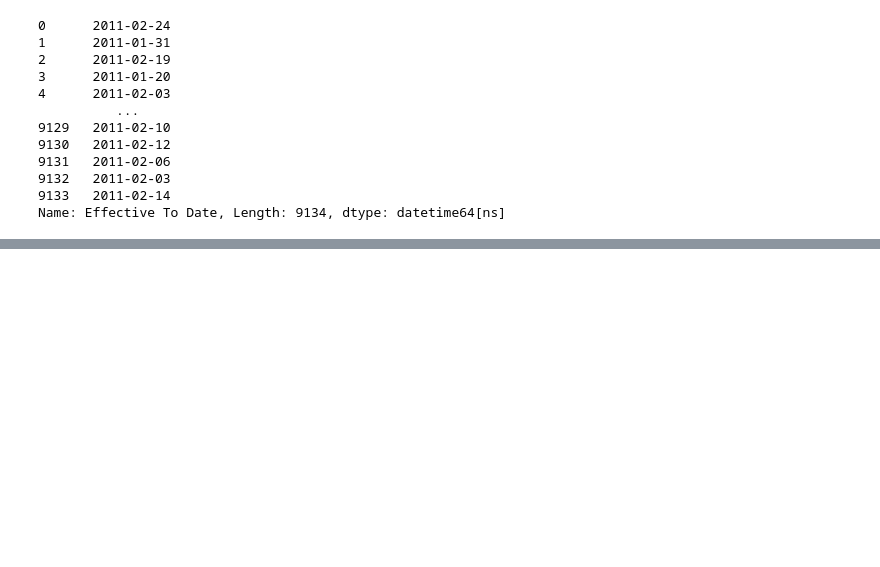
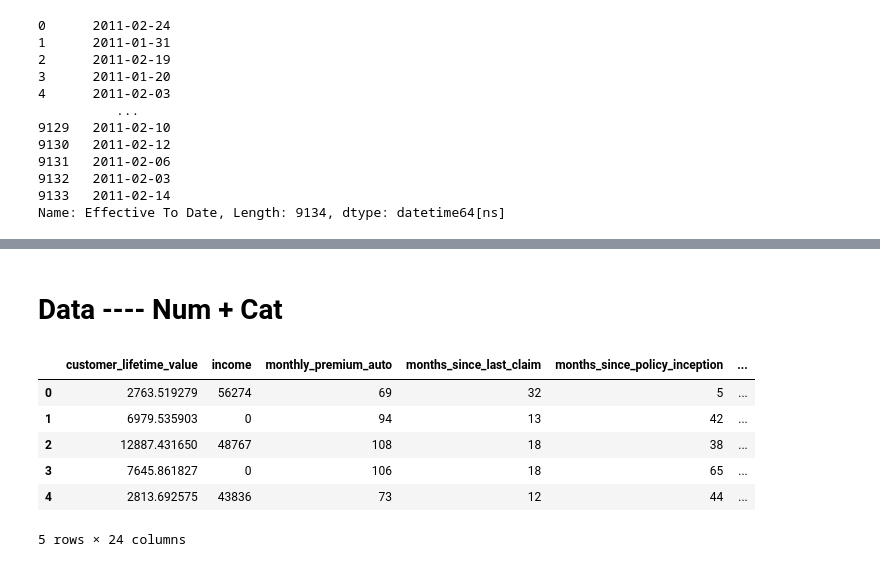
Before and after one commit to tejaldbhatti/lab-cleaning-numerical-data, a Jupyter notebook: files_for_lab/Week_4_Day_2_Lab_2.ipynb, the cells around one changed output, grey strips where cells are left out. Saved outputs shown, nothing was run; the diff lists cells and outputs as text; code cells hidden in the pictures; blank space fills up the shorter version.

```diff
--- a/files_for_lab/Week_4_Day_2_Lab_2.ipynb
+++ b/files_for_lab/Week_4_Day_2_Lab_2.ipynb
@@ -166,0 +256,2 @@ dtype: object
+# %% [markdown]
+# Data ---- Num + Cat
@@ -166,0 +260,10 @@ dtype: object
+# %%
+data.head()
+# %% [output]
+|  | customer_lifetime_value | income | monthly_premium_auto | months_since_last_claim | months_since_policy_inception | ... |
+| 0 | 2763.519279 | 56274 | 69 | 32 | 5 | ... |
+| 1 | 6979.535903 | 0 | 94 | 13 | 42 | ... |
+| 2 | 12887.431650 | 48767 | 108 | 18 | 38 | ... |
+| 3 | 7645.861827 | 0 | 106 | 18 | 65 | ... |
+| 4 | 2813.692575 | 43836 | 73 | 12 | 44 | ... |
+5 rows × 24 columns
```
Also changed, not shown: parts of 20 cells of this notebook, 3 other files.
